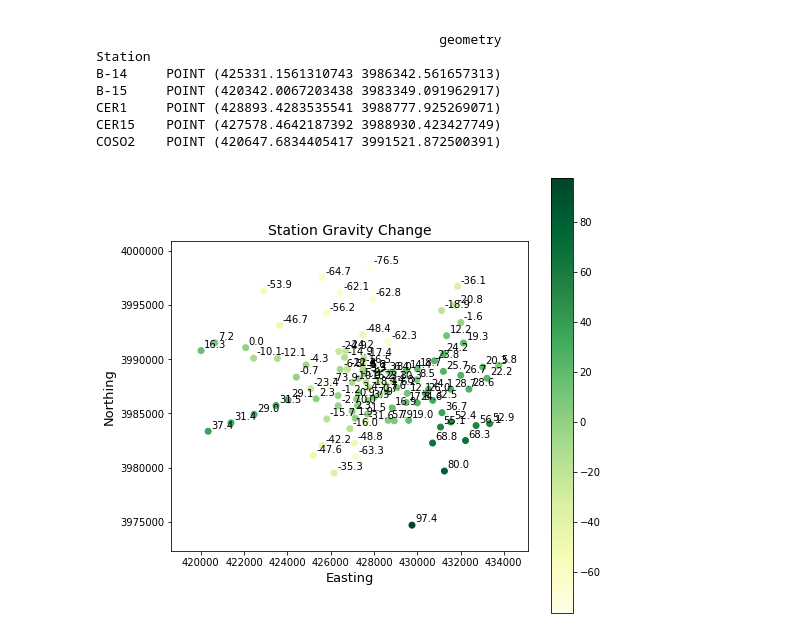
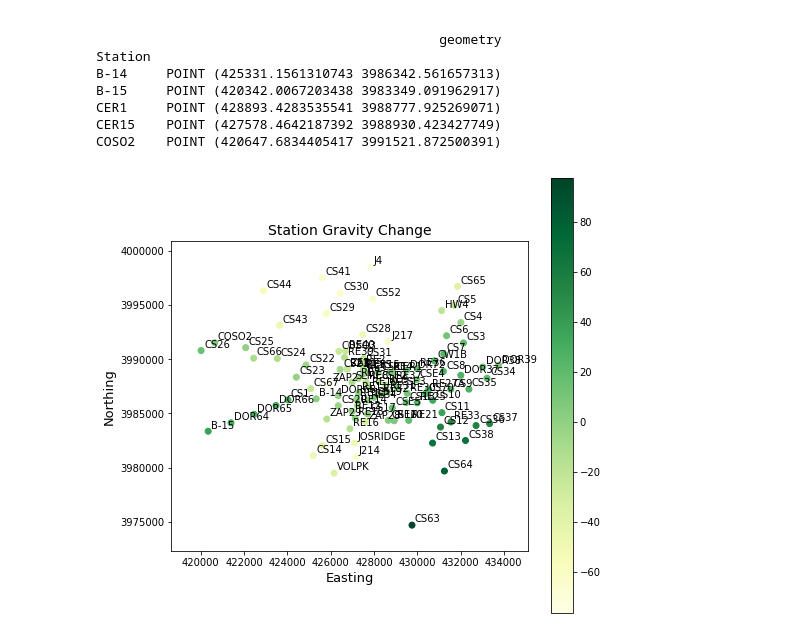
Before and after one commit to collincr/gravrouting, a Jupyter notebook: task1/dev.ipynb, the cells around one changed output. Drawn from its saved outputs; the diff is of its cells as text; code cells hidden in the pictures.

```diff
--- a/task1/dev.ipynb
+++ b/task1/dev.ipynb
@@ -80,6 +80,7 @@ CER15    POINT (427578.4642187392 3988930.423427749)
 COSO2    POINT (420647.6834405417 3991521.872500391)
 # %%
 import matplotlib.pyplot as plt
+import numpy as np
 
 # overall settings
 fig, ax = plt.subplots(1, figsize=(8, 8))
@@ -88,33 +89,37 @@ ax = gdf.plot(column='Change in gravity (∆G), in milliGals', cmap='YlGn', ax=a
 # label settings
 plt.xlabel('Easting', fontsize=13)
 plt.ylabel('Northing', fontsize=13)
 
 # axis settings
 ax.set_title("Station Gravity Change", fontsize=14)
 ax.set_autoscaley_on(False)
 
 x_min = gdf.geometry.x.min()
 x_max = gdf.geometry.x.max()
 x_range = x_max - x_min
 
 y_min = gdf.geometry.y.min()
 y_max = gdf.geometry.y.max()
 y_range = y_max - y_min
 
 ax.set_xlim([x_min - x_range * 0.1, x_max + x_range * 0.1])
 ax.set_ylim([y_min - y_range * 0.1, y_max + y_range * 0.1])
 
 # y:x default is 1.0
 ax.set_aspect(0.5)
 
 # point annotations
-rounded = gdf['Change in gravity (∆G), in milliGals'].round(1)
-for x, y, label in zip(gdf.geometry.x, gdf.geometry.y, rounded):
+for x, y, label in zip(gdf.geometry.x, gdf.geometry.y, gdf.index):
     annot = ax.annotate(label, xy=(x, y), xytext=(3, 3), textcoords="offset points")
     # annot.set_visible(False)
+
+# Problem: z size smaller than x * y (z size == x size == y size) Not 2D array
+#z = pd.Series.to_numpy(gdf['Change in gravity (∆G), in milliGals'])
+#z.reshape(gdf.geometry.x.size, gdf.geometry.y.size)
+#plt.contour(z)
 
 # save figure before showing
 plt.savefig('station_gravity_change.png', dpi=1080)
 plt.show()
 # %% [output]
-[figure, old version]
+[figure, new version]
```
Also changed, not shown: 2 other files.
